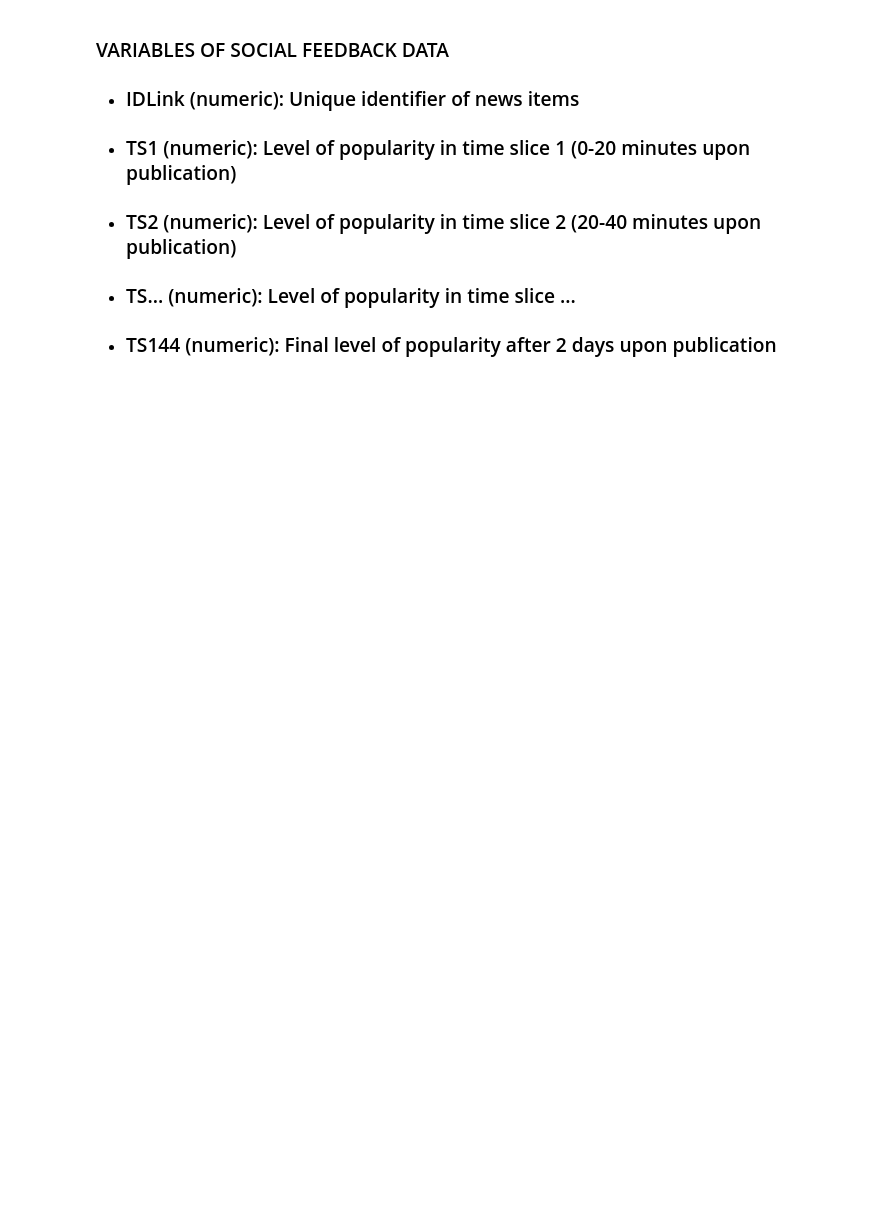
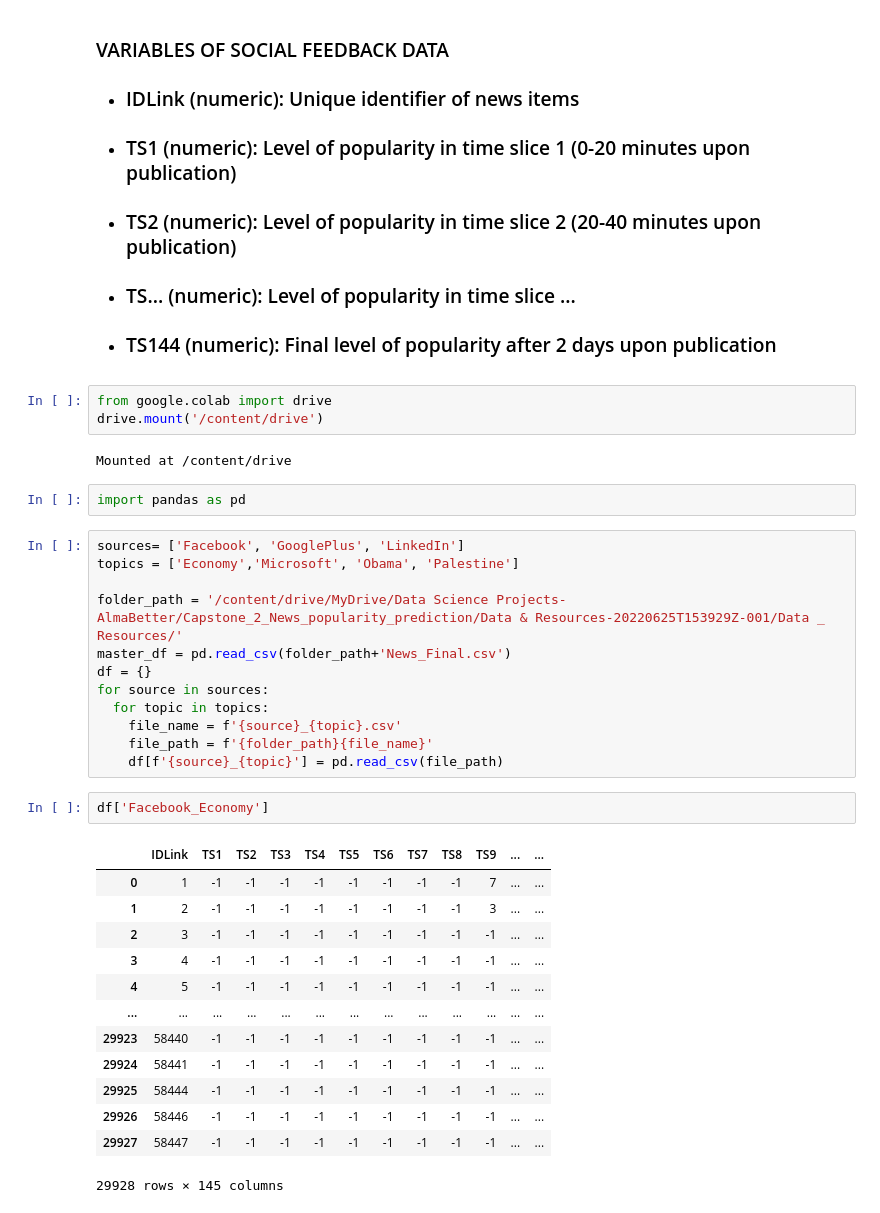
Before and after one commit to omkar123katare/Capstone_2_news_popularity_prediction, a Jupyter notebook: News_Popularity_Prediction_in_Social_Media_Capstone_Project.ipynb, the cells around one changed output. Cells and saved outputs as stored; diff of their text form; blank space fills up the shorter version.

```diff
--- a/News_Popularity_Prediction_in_Social_Media_Capstone_Project.ipynb
+++ b/News_Popularity_Prediction_in_Social_Media_Capstone_Project.ipynb
@@ -31,3 +31,38 @@
 * ### TS2 (numeric): Level of popularity in time slice 2 (20-40 minutes upon publication)
 * ### TS... (numeric): Level of popularity in time slice ...
 * ### TS144 (numeric): Final level of popularity after 2 days upon publication
+# %%
+from google.colab import drive
+drive.mount('/content/drive')
+# %% [output]
+Mounted at /content/drive
+# %%
+import pandas as pd
+# %%
+sources= ['Facebook', 'GooglePlus', 'LinkedIn']
+topics = ['Economy','Microsoft', 'Obama', 'Palestine']
+
+folder_path = '/content/drive/MyDrive/Data Science Projects-AlmaBetter/Capstone_2_News_popularity_prediction/Data & Resources-20220625T153929Z-001/Data _ Resources/'
+master_df = pd.read_csv(folder_path+'News_Final.csv')
+df = {}
+for source in sources:
+  for topic in topics:
+    file_name = f'{source}_{topic}.csv'
+    file_path = f'{folder_path}{file_name}'
+    df[f'{source}_{topic}'] = pd.read_csv(file_path)
+# %%
+df['Facebook_Economy']
+# %% [output]
+|  | IDLink | TS1 | TS2 | TS3 | TS4 | TS5 | TS6 | TS7 | TS8 | TS9 | ... | ... |
+| 0 | 1 | -1 | -1 | -1 | -1 | -1 | -1 | -1 | -1 | 7 | ... | ... |
+| 1 | 2 | -1 | -1 | -1 | -1 | -1 | -1 | -1 | -1 | 3 | ... | ... |
+| 2 | 3 | -1 | -1 | -1 | -1 | -1 | -1 | -1 | -1 | -1 | ... | ... |
+| 3 | 4 | -1 | -1 | -1 | -1 | -1 | -1 | -1 | -1 | -1 | ... | ... |
+| 4 | 5 | -1 | -1 | -1 | -1 | -1 | -1 | -1 | -1 | -1 | ... | ... |
+| ... | ... | ... | ... | ... | ... | ... | ... | ... | ... | ... | ... | ... |
+| 29923 | 58440 | -1 | -1 | -1 | -1 | -1 | -1 | -1 | -1 | -1 | ... | ... |
+| 29924 | 58441 | -1 | -1 | -1 | -1 | -1 | -1 | -1 | -1 | -1 | ... | ... |
+| 29925 | 58444 | -1 | -1 | -1 | -1 | -1 | -1 | -1 | -1 | -1 | ... | ... |
+| 29926 | 58446 | -1 | -1 | -1 | -1 | -1 | -1 | -1 | -1 | -1 | ... | ... |
+| 29927 | 58447 | -1 | -1 | -1 | -1 | -1 | -1 | -1 | -1 | -1 | ... | ... |
+29928 rows × 145 columns
```
Also changed, not shown: parts of 3 cells of this notebook.
